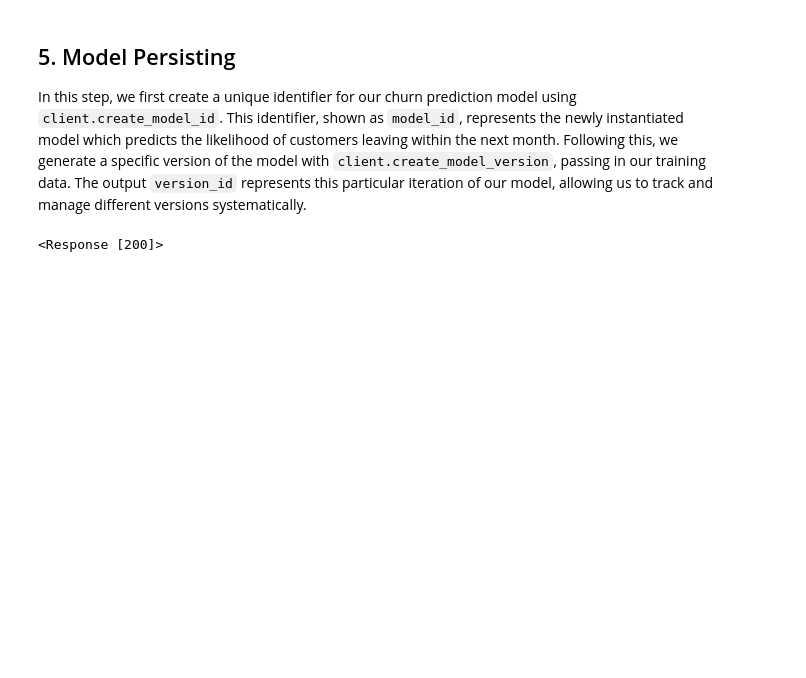
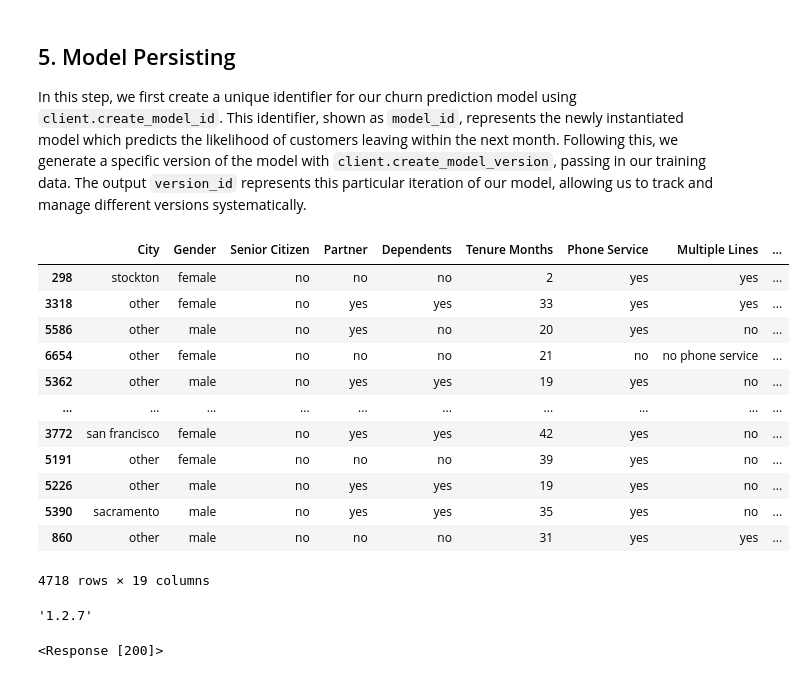
Before and after one commit to xplainable/xplainable, a Jupyter notebook: examples/Telco_Churn.ipynb, the cells around one changed output. Saved outputs shown, nothing was run; the diff lists cells and outputs as text; code cells hidden in the pictures; blank space fills up the shorter version.

```diff
--- a/examples/Telco_Churn.ipynb
+++ b/examples/Telco_Churn.ipynb
@@ -26,7 +26,7 @@ client = xplainable_client.Client(
 # %% [markdown]
 ## Read IBM Telco Churn Dataset
 # %%
-df = pd.read_csv('./data/telco_customer_churn.csv')
+df = pd.read_csv('https://xplainable-public-storage.syd1.digitaloceanspaces.com/example_data/telco_customer_churn.csv')
 # %% [markdown]
 ### Sample of the IBM Telco Churn Dataset
 # %%
@@ -131,7 +131,7 @@ df_transformed_cloud = pp_cloud.transform(df)
 # %% [markdown]
 ### Create Train/Test split for model training validation
 # %%
-X, y = df_transformed_cloud.drop(columns=['Churn Label']), df['Churn Label']
+X, y = df_transformed.drop(columns=['Churn Label']), df['Churn Label']
 
 X_train, X_test, y_train, y_test = train_test_split(
      X, y, test_size=0.33, random_state=42)
@@ -167,6 +167,26 @@ The placement of 'Gender' at the bottom of the 'Feature Importances' chart concl
 # %% [markdown]
 ## 5. Model Persisting
 In this step, we first create a unique identifier for our churn prediction model using `client.create_model_id`. This identifier, shown as `model_id`, represents the newly instantiated model which predicts the likelihood of customers leaving within the next month. Following this, we generate a specific version of the model with `client.create_model_version`, passing in our training data. The output `version_id` represents this particular iteration of our model, allowing us to track and manage different versions systematically.
+# %%
+X_train
+# %% [output]
+|  | City | Gender | Senior Citizen | Partner | Dependents | Tenure Months | Phone Service | Multiple Lines | ... |
+| 298 | stockton | female | no | no | no | 2 | yes | yes | ... |
+| 3318 | other | female | no | yes | yes | 33 | yes | yes | ... |
+| 5586 | other | male | no | yes | no | 20 | yes | no | ... |
+| 6654 | other | female | no | no | no | 21 | no | no phone service | ... |
+| 5362 | other | male | no | yes | yes | 19 | yes | no | ... |
+| ... | ... | ... | ... | ... | ... | ... | ... | ... | ... |
+| 3772 | san francisco | female | no | yes | yes | 42 | yes | no | ... |
+| 5191 | other | female | no | no | no | 39 | yes | no | ... |
+| 5226 | other | male | no | yes | yes | 19 | yes | no | ... |
+| 5390 | sacramento | male | no | yes | yes | 35 | yes | no | ... |
+| 860 | other | male | no | no | no | 31 | yes | yes | ... |
+4718 rows × 19 columns
+# %%
+xp.__version__
+# %% [output]
+'1.2.7'
 # %%
 # Create a model
 model_id = client.create_model(
```
Also changed, not shown: parts of 8 cells of this notebook, 1 other file.
